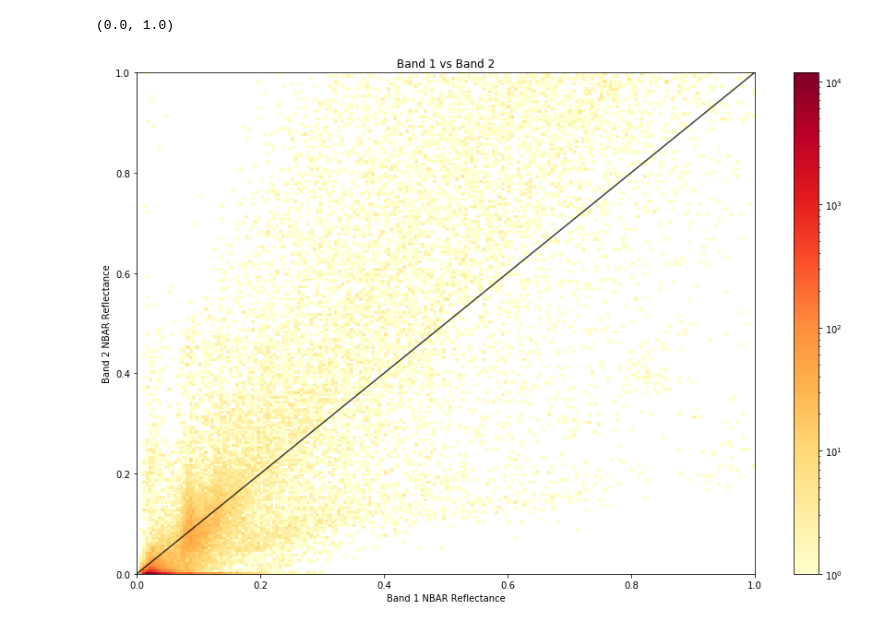
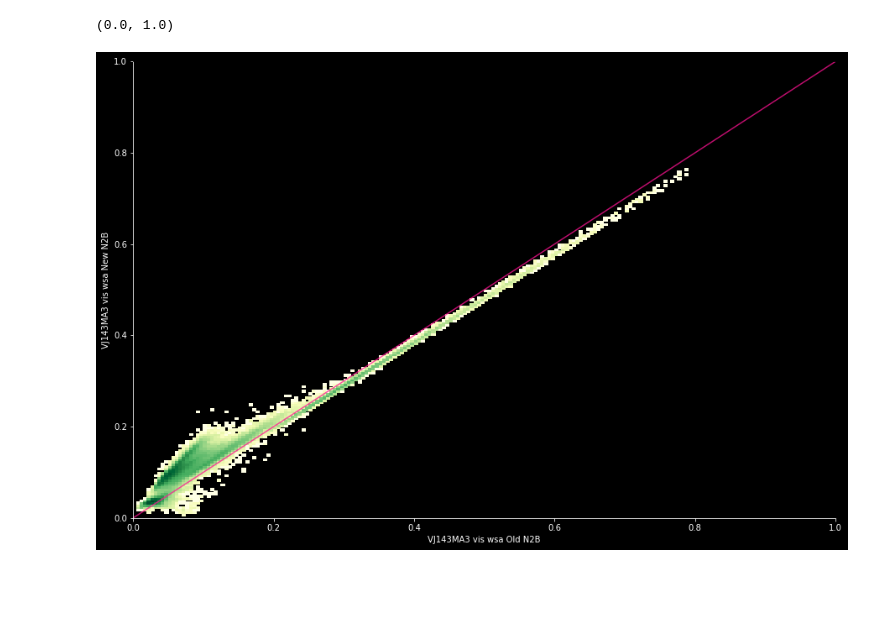
Before and after one commit to arthurelmes/geo_tools, a Jupyter notebook: validation/plot_two_tifs.ipynb, the cells around one changed output. Cells and saved outputs as stored; diff of their text form; code cells hidden in the pictures; blank space fills up the shorter version.

Commit message:
Minor tweaks to graphing in time_series_graphs_table_input.py. Also adapted plot_two_tifs.py from notebook format.

```diff
--- a/validation/plot_two_tifs.ipynb
+++ b/validation/plot_two_tifs.ipynb
@@ -4,16 +4,20 @@ import rasterio as rio
 import matplotlib.pyplot as plt
 from matplotlib.colors import LogNorm
 import numpy as np
+import os
 
-workspace_nbar = '/home/arthur/Dropbox/projects/rr_valley/MCD43A4/2020/h08v05/nbar/'
-workspace_qa = '/home/arthur/Dropbox/projects/rr_valley/MCD43A4/2020/h08v05/qa/'
+#workspace_nbar = '/home/arthur/Dropbox/projects/rr_valley/MCD43A4/2020/h08v05/nbar/'
+workspace = '/data/mcd_vj1_vnp_comparo/n2b/'
+#workspace_qa = '/home/arthur/Dropbox/projects/rr_valley/MCD43A4/2020/h08v05/qa/'
 
-b1_path = workspace_nbar + 'MCD43A4.A2020183.h08v05.006.2020193061308_nbar_b1.tif'
-b2_path = workspace_nbar + 'MCD43A4.A2020183.h08v05.006.2020193061308_nbar_b2.tif'
-b1_qa_path = workspace_qa + 'MCD43A4.A2020183.h08v05.006.2020193061308_qa_b1.tif'
-b2_qa_path = workspace_qa + 'MCD43A4.A2020183.h08v05.006.2020193061308_qa_b2.tif'
-
-
+b2_path = os.path.join(workspace, 'VJ143MA3_new_n2b', 'wsa', 'vis' +
+                       '/VJ143MA3.A2019100.h12v04.C5000.h5_wsa_vis.tif')
+b1_path = os.path.join(workspace, 'VJ143MA3_old_n2b', 'wsa', 'vis' +
+                       '/VJ143MA3.A2019100.h12v04.002.2020295123652.h5_wsa_vis.tif')
+b2_qa_path = os.path.join(workspace, 'VJ143MA3_new_n2b', 'qa', 'vis' +
+                          '/VJ143MA3.A2019100.h12v04.C5000.h5_qa_vis.tif')
+b1_qa_path = os.path.join(workspace, 'VJ143MA3_old_n2b', 'qa', 'vis' +
+                          '/VJ143MA3.A2019100.h12v04.002.2020295123652.h5_qa_vis.tif')
 
 with rio.open(b1_path) as b1:
     b1_data = b1.read(1)
@@ -46,29 +49,35 @@ df['b2'] = df['b2'] * 0.001
 # %%
 # plot
 
 fig, ax = plt.subplots(figsize=(15,10))
-fig.patch.set_facecolor('white')
+fig.patch.set_facecolor('black')
+
 #plt.figure(figsize=(10,10))
 
-hist = plt.hist2d(df['b1'], df['b2'], bins=200, norm=LogNorm(),
-                  range=[[0, 1.0], [0, 1.0]], cmap=plt.cm.YlOrRd)
+hist = plt.hist2d(df['b1'], df['b2'], bins=200,
+                  norm=LogNorm(), range=[[0, 1.0], [0, 1.0]], cmap=plt.cm.YlGn)
+ax.set_facecolor('black')
+ax.tick_params(colors='white')
+ax.spines['bottom'].set_color('white')
+ax.spines['left'].set_color('white')
+ax.xaxis.label.set_color('white')
+ax.yaxis.label.set_color('white')
 
-fig = plt.colorbar(hist[3])
-
+#fig = plt.colorbar(hist[3])
 ax.set_ylim(0.0, 1.0)
 ax.set_xlim(0.0, 1.0)
-ax.set_xlabel('Band 1 NBAR Reflectance')
-ax.set_ylabel('Band 2 NBAR Reflectance')
-ax.set_title('Band 1 vs Band 2')
+ax.set_xlabel('VJ143MA3 vis wsa Old N2B')
+ax.set_ylabel('VJ143MA3 vis wsa New N2B')
+ax.set_title('')
 
 # 1:1 line
 lims = [
     np.min([plt.xlim(), plt.ylim()]),  # min of both axes
     np.max([plt.xlim(), plt.ylim()]),  # max of both axes
 ]
-plt.plot(lims, lims, 'k-', alpha=0.75, zorder=1)
+plt.plot(lims, lims, 'deeppink', alpha=0.75, zorder=1)
 plt.xlim(lims)
 plt.ylim(lims)
 # %% [output]
 (0.0, 1.0)
-[figure, old version]
+[figure, new version]
```
Also changed, not shown: parts of 1 cell of this notebook, 3 other files.
